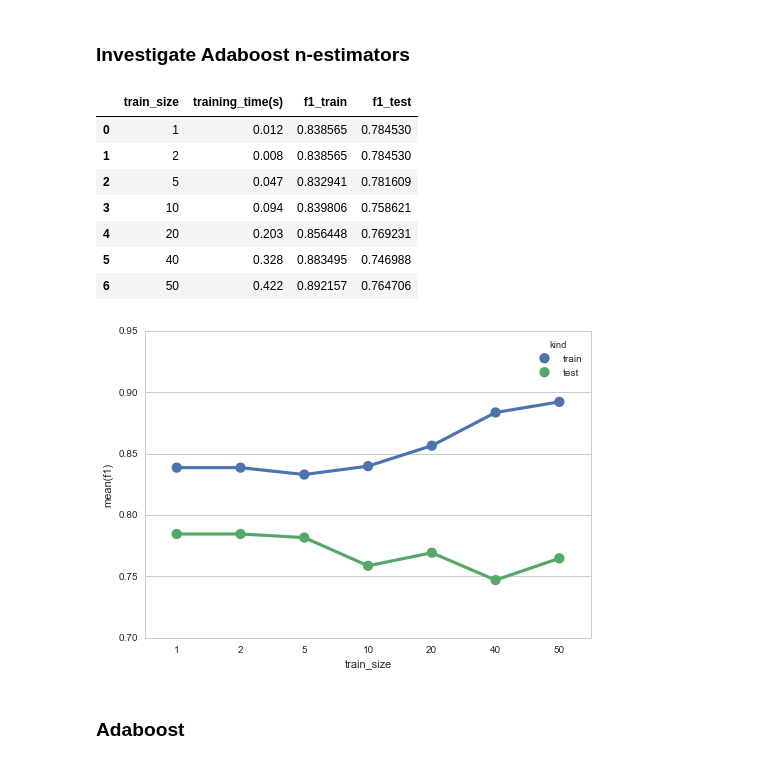
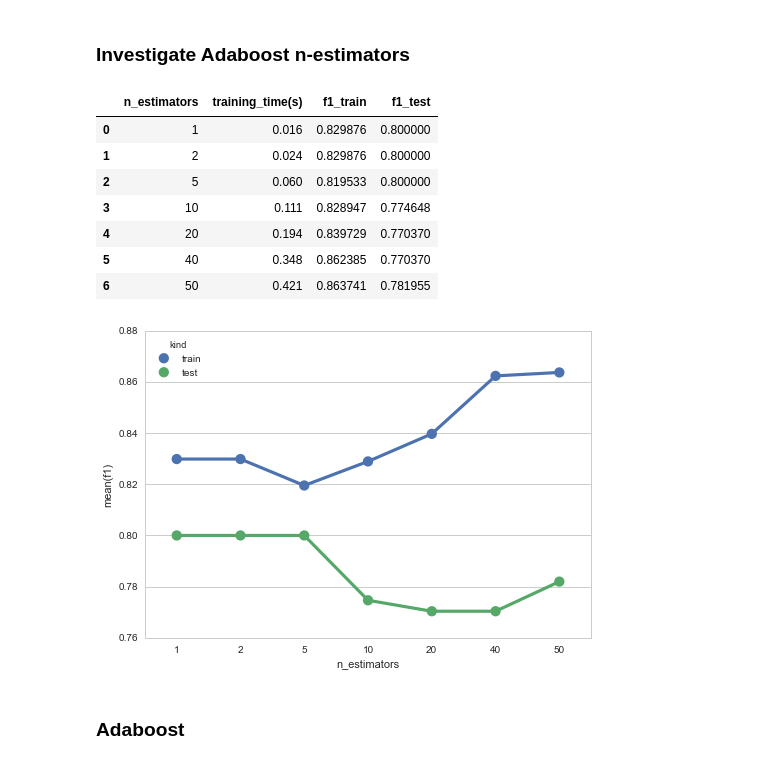
Before and after one commit to baumanab/Udacity_MachineLearningEngineer_ND, a Jupyter notebook: projects/student_intervention/student_intervention.ipynb, the cells around one changed output. Saved outputs shown, nothing was run; the diff lists cells and outputs as text; code cells hidden in the pictures.

```diff
--- a/projects/student_intervention/student_intervention.ipynb
+++ b/projects/student_intervention/student_intervention.ipynb
@@ -446,7 +450,7 @@ F1 score for test set: 0.764705882353
 # TODO: Run the helper function above for desired subsets of training data
 # Note: Keep the test set constant
 
-sizes = [25, 50, 100, 200, 276]
+sizes = [25, 50, 100, 200, len(X_train)]
 
 metrics = {}
 for size in sizes:
@@ -498,7 +502,7 @@ F1 score for test set: 0.785714285714
 # TODO: Run the helper function above for desired subsets of training data
 # Note: Keep the test set constant
 
-sizes = [25, 50, 100, 200, 276]
+sizes = [25, 50, 100, 200, len(X_train)]
 
 metrics = {}
 for size in sizes:
@@ -561,7 +565,7 @@ F1 score for test set: 0.783625730994
 # TODO: Run the helper function above for desired subsets of training data
 # Note: Keep the test set constant
 
-sizes = [25, 50, 100, 200, 276]
+sizes = [25, 50, 100, 200, len(X_train)]
 
 metrics = {}
 for size in sizes:
@@ -610,23 +614,23 @@ for n_est in estimators:
 
     metrics[n_est] = metrics_list
 # %%
-adaboost_metrics = build_clf_metrics_table(metrics)
+adaboost_metrics = build_clf_metrics_table(metrics, 'n_estimators')
 adaboost_metrics
 # %% [output]
-|  | train_size | training_time(s) | f1_train | f1_test |
-| 0 | 1 | 0.012 | 0.838565 | 0.784530 |
-| 1 | 2 | 0.008 | 0.838565 | 0.784530 |
-| 2 | 5 | 0.047 | 0.832941 | 0.781609 |
-| 3 | 10 | 0.094 | 0.839806 | 0.758621 |
-| 4 | 20 | 0.203 | 0.856448 | 0.769231 |
-| 5 | 40 | 0.328 | 0.883495 | 0.746988 |
-| 6 | 50 | 0.422 | 0.892157 | 0.764706 |
+|  | n_estimators | training_time(s) | f1_train | f1_test |
+| 0 | 1 | 0.016 | 0.829876 | 0.800000 |
+| 1 | 2 | 0.024 | 0.829876 | 0.800000 |
+| 2 | 5 | 0.060 | 0.819533 | 0.800000 |
+| 3 | 10 | 0.111 | 0.828947 | 0.774648 |
+| 4 | 20 | 0.194 | 0.839729 | 0.770370 |
+| 5 | 40 | 0.348 | 0.862385 | 0.770370 |
+| 6 | 50 | 0.421 | 0.863741 | 0.781955 |
 # %%
 adaboost_melted = build_melted_metrics_table(adaboost_metrics)
 
-adaboost_plot = gen_test_train_plot(adaboost_melted)
+adaboost_plot = gen_test_train_plot(adaboost_melted, 'n_estimators')
 # %% [output]
-[figure, old version]
+[figure, new version]
 # %% [markdown]
 ### Adaboost
 # %%
```
Also changed, not shown: parts of 29 cells of this notebook.
